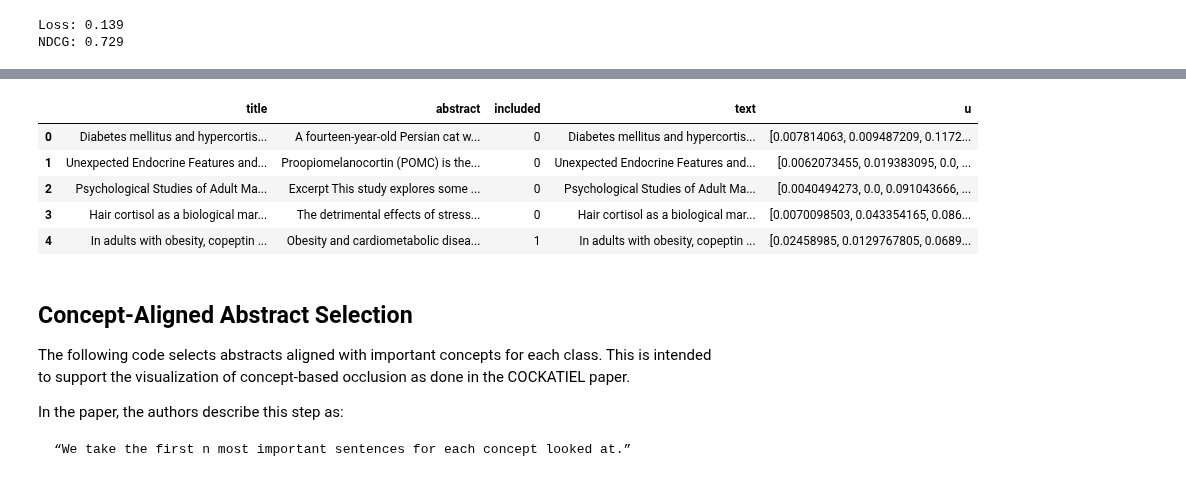
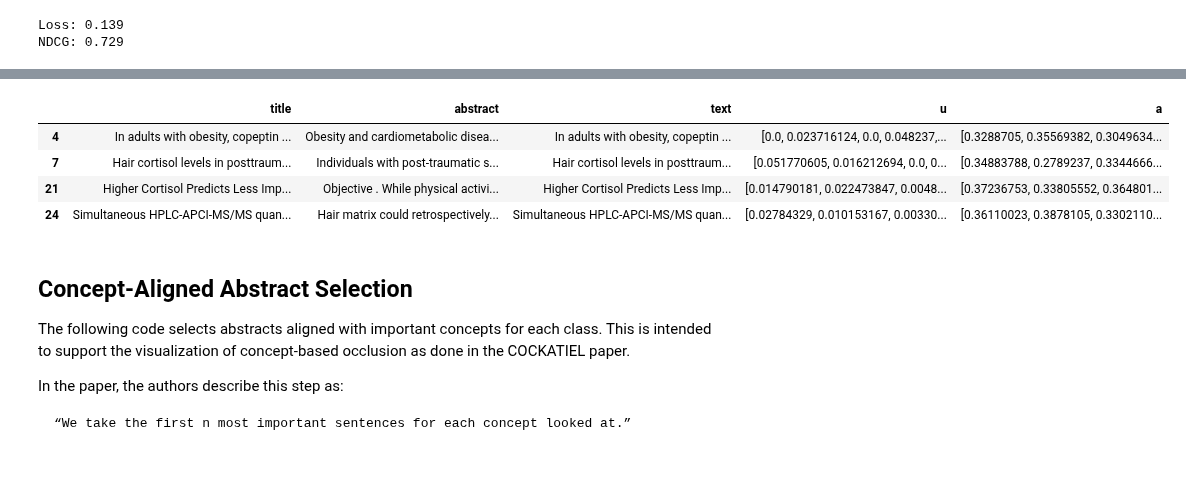
Before and after one commit to jteijema/ASR-XAI, a Jupyter notebook: ASRXAI.ipynb, the cells around one changed output, grey strips where cells are left out. Drawn from its saved outputs; the diff is of its cells as text; code cells hidden in the pictures.

```diff
--- a/ASRXAI.ipynb
+++ b/ASRXAI.ipynb
@@ -27,15 +50,16 @@ alc = asr.ActiveLearningCycle(
 embedding_path = "data/embedding_matrix.pkl"
 
 if not os.path.exists(embedding_path):
-    embedding_matrix: np.ndarray = alc.transform(data)
-    embedding_matrix = pd.DataFrame(embedding_matrix)
-    embedding_matrix.to_pickle(embedding_path)
+    embedding_matrix = alc.transform(data)
+    pd.DataFrame(embedding_matrix).to_pickle(embedding_path)
+    embedding_matrix = np.array(embedding_matrix)
 else:
     embedding_matrix = pd.read_pickle(embedding_path)
     embedding_matrix = np.array(embedding_matrix)
 # %%
 def normalize_embedding(fm) -> np.ndarray:
     return (fm - fm.min()) / (fm.max() - fm.min())
+
 
 @dataclass
 class EmbeddingNormalizer:
@@ -48,9 +72,14 @@ class EmbeddingNormalizer:
         self.embedding_max = float(self.base_embedding.max())
 
     def normalize(self, embedding) -> np.ndarray:
-        return (embedding - self.embedding_min) / (self.embedding_max - self.embedding_min)
+        return (embedding - self.embedding_min) / (
+            self.embedding_max - self.embedding_min
+        )
+
 
 embedding_normalizer = EmbeddingNormalizer(embedding_matrix)
 
-normalized_embedding_matrix: np.ndarray = embedding_normalizer.normalize(embedding_matrix)
+normalized_embedding_matrix: np.ndarray = embedding_normalizer.normalize(
+    embedding_matrix
+)
 # %%
@@ -98,9 +162,10 @@ import matplotlib.pyplot as plt
+# %%
+pos_normalized_embedding_matrix = normalized_embedding_matrix[simulate.labels == 1]
 # %%
 # Do the NMF
-
-factorization = NMF(n_components=10, max_iter=10000)
+factorization = NMF(n_components=20, max_iter=10000)
 
 u_matrix: np.ndarray = factorization.fit_transform(
-    normalized_embedding_matrix
+    pos_normalized_embedding_matrix
 )  # concept coefficient matrix
 w_matrix: np.ndarray = factorization.components_  # concept base matrix
@@ -188,20 +195,28 @@ plt.show()
 # %%
 # finding abstracts that align with concepts
-df = data.get_df()[["title", "abstract", "included"]]
+df = data.get_df()[["title", "abstract"]]
+
+# pos only
+df = df[simulate.labels == 1]
 
 # use the text merger part of the feature extractor to get the text column
-df['text'] = simulate.cycles[0].feature_extractor.steps[0][1].transform(df[['title','abstract']])
+df["text"] = (
+    simulate.cycles[0]
+    .feature_extractor.steps[0][1]
+    .transform(df[["title", "abstract"]])
+)
 
-df['u'] = list(u_matrix)
+df["u"] = list(u_matrix)
 
-df.head(5)
+df["a"] = list(pos_normalized_embedding_matrix)
+
+df.head(4)
 # %% [output]
-|  | title | abstract | included | text | u |
-| 0 | Diabetes mellitus and hypercortis... | A fourteen-year-old Persian cat w... | 0 | Diabetes mellitus and hypercortis... | [0.007814063, 0.009487209, 0.1172... |
-| 1 | Unexpected Endocrine Features and... | Proopiomelanocortin (POMC) is the... | 0 | Unexpected Endocrine Features and... | [0.0062073455, 0.019383095, 0.0, ... |
-| 2 | Psychological Studies of Adult Ma... | Excerpt This study explores some ... | 0 | Psychological Studies of Adult Ma... | [0.0040494273, 0.0, 0.091043666, ... |
-| 3 | Hair cortisol as a biological mar... | The detrimental effects of stress... | 0 | Hair cortisol as a biological mar... | [0.0070098503, 0.043354165, 0.086... |
-| 4 | In adults with obesity, copeptin ... | Obesity and cardiometabolic disea... | 1 | In adults with obesity, copeptin ... | [0.02458985, 0.0129767805, 0.0689... |
+|  | title | abstract | text | u | a |
+| 4 | In adults with obesity, copeptin ... | Obesity and cardiometabolic disea... | In adults with obesity, copeptin ... | [0.0, 0.023716124, 0.0, 0.048237,... | [0.3288705, 0.35569382, 0.3049634... |
+| 7 | Hair cortisol levels in posttraum... | Individuals with post-traumatic s... | Hair cortisol levels in posttraum... | [0.051770605, 0.016212694, 0.0, 0... | [0.34883788, 0.2789237, 0.3344666... |
+| 21 | Higher Cortisol Predicts Less Imp... | Objective . While physical activi... | Higher Cortisol Predicts Less Imp... | [0.014790181, 0.022473847, 0.0048... | [0.37236753, 0.33805552, 0.364801... |
+| 24 | Simultaneous HPLC-APCI-MS/MS quan... | Hair matrix could retrospectively... | Simultaneous HPLC-APCI-MS/MS quan... | [0.02784329, 0.010153167, 0.00330... | [0.36110023, 0.3878105, 0.3302110... |
 # %% [markdown]
 ## Concept-Aligned Abstract Selection
 
```
Also changed, not shown: parts of 20 cells of this notebook.
